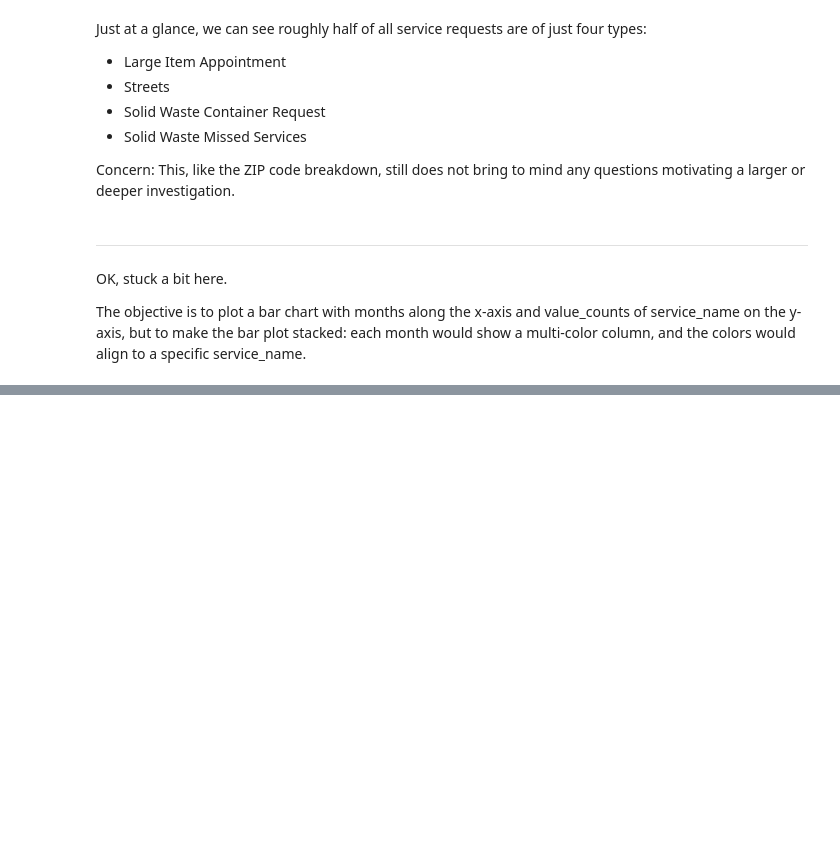
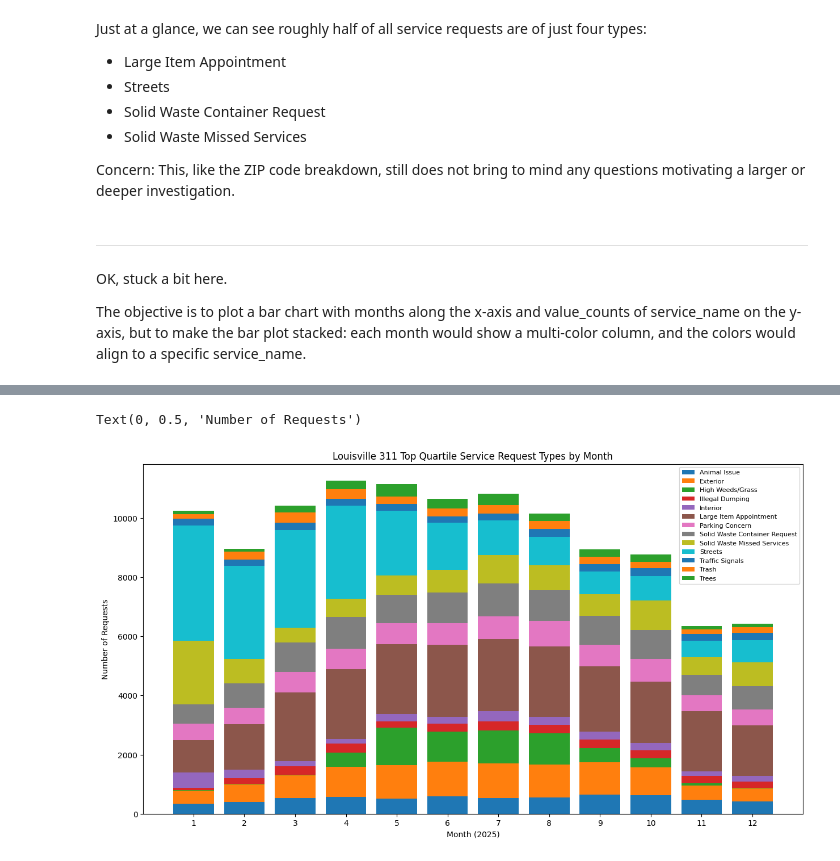
Before and after one commit to peachfiend-42/LouKY_311_Exploration, a Jupyter notebook: LouKY_311_Exploration/initial_views.ipynb, the cells around one changed output, grey strips where cells are left out. Drawn from its saved outputs; the diff is of its cells as text; code cells hidden in the pictures; blank space fills up the shorter version.

```diff
--- a/LouKY_311_Exploration/initial_views.ipynb
+++ b/LouKY_311_Exploration/initial_views.ipynb
@@ -665,0 +707,19 @@ grpd.first().plot.bar()
+# %%
+# now just the top quartile service request types
+sr_byMo_topQ = sr_byMonth.drop('Other Request', axis=1)
+
+# loop the actual plotting to get the service request types (service_name) to accumulate (stack)
+sum_count=0
+fig = plt.figure(figsize=(15,8))
+for col in sr_byMo_topQ.columns:
+    plt.bar(sr_byMo_topQ.index, sr_byMo_topQ[col], bottom=sum_count, label=col)
+    sum_count = sum_count+sr_byMo_topQ[col]
+
+plt.xticks(sr_byMo_topQ.index) # show all month labels
+plt.legend(fontsize=8, loc='upper right') # small font for legend, move to upper right section
+plt.title("Louisville 311 Top Quartile Service Request Types by Month")
+plt.xlabel('Month (2025)')
+plt.ylabel('Number of Requests')
+# %% [output]
+Text(0, 0.5, 'Number of Requests')
+[figure, added]
```
Also changed, not shown: parts of 2 cells of this notebook.
